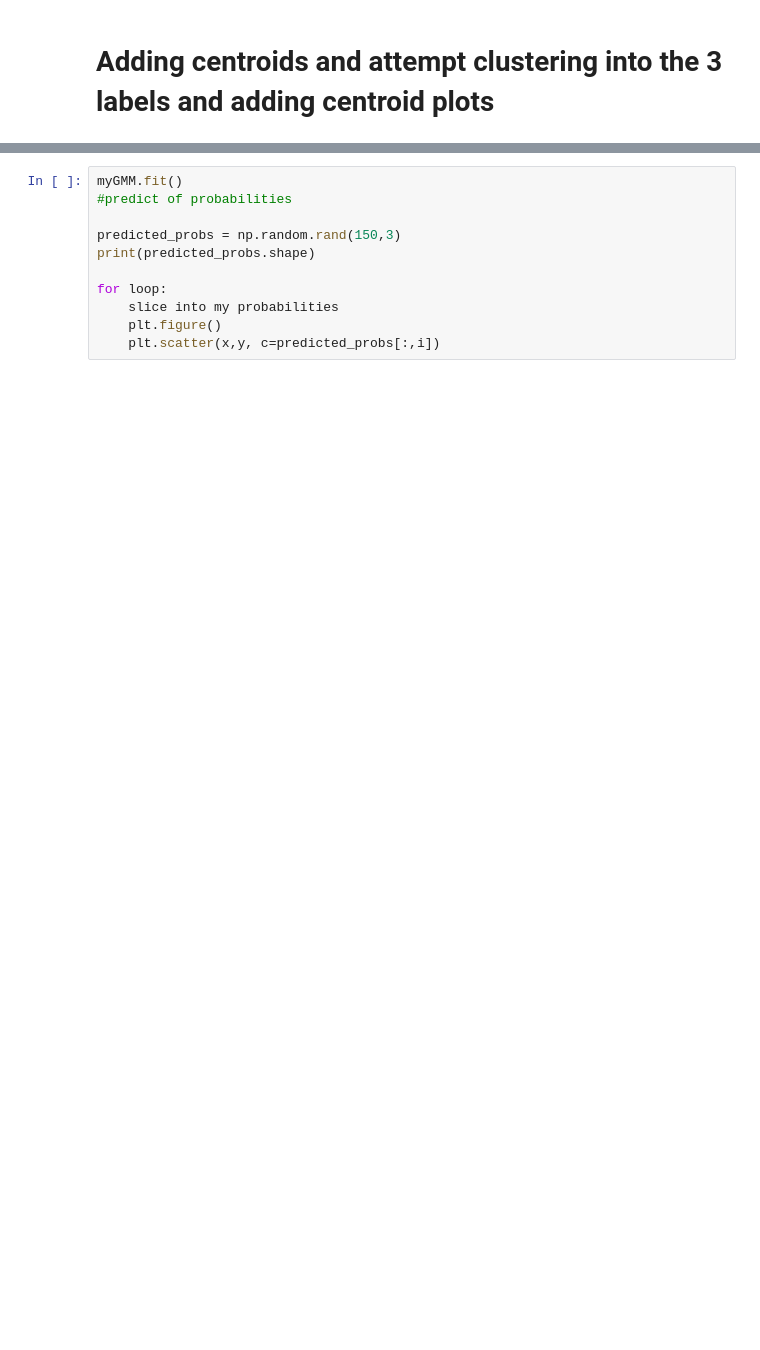
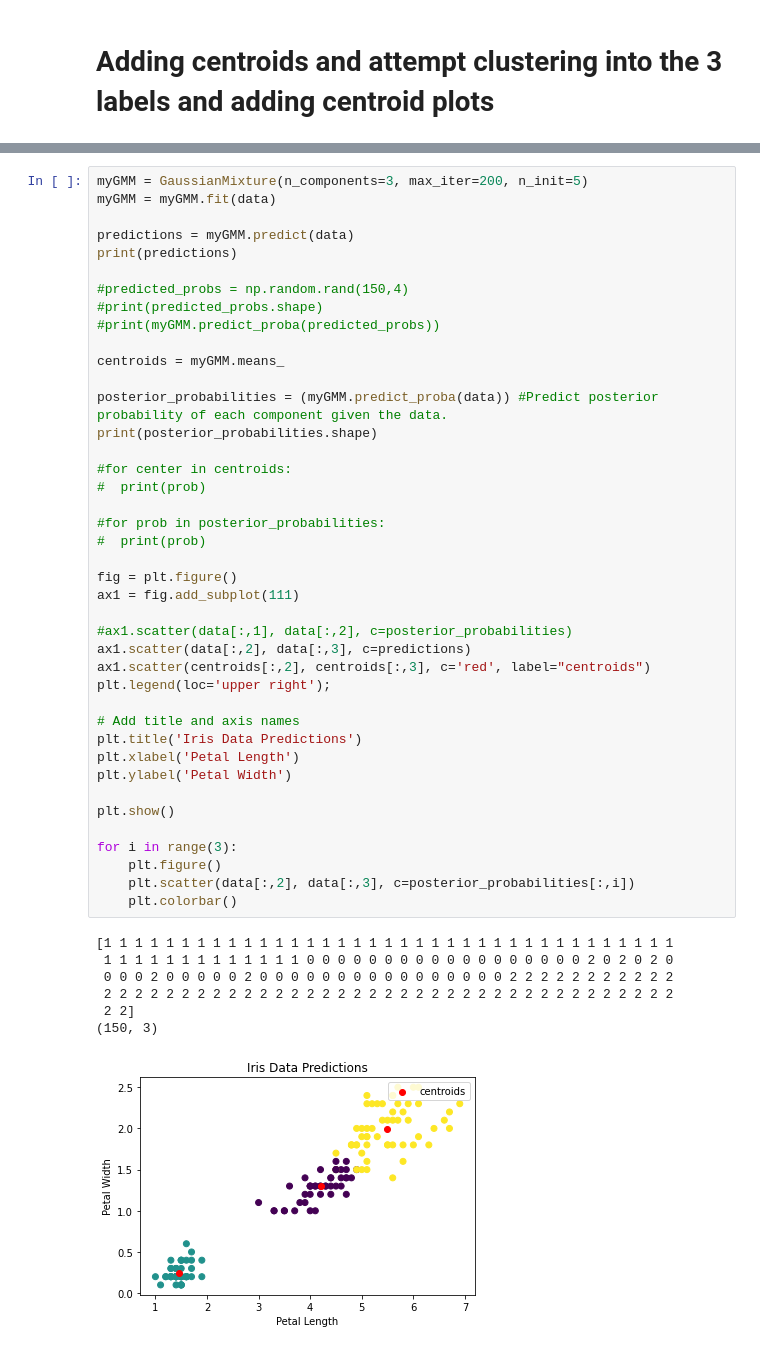
Before and after one commit to plasticglasses/BDML-Introduction, a Jupyter notebook: Lab2/Clustering.ipynb, the cells around one changed output, grey strips where cells are left out. Drawn from its saved outputs; the diff is of its cells as text; blank space fills up the shorter version.

```diff
--- a/Lab2/Clustering.ipynb
+++ b/Lab2/Clustering.ipynb
@@ -117,11 +125,49 @@ plt.show()
 # %%
-myGMM.fit()
-#predict of probabilities
+myGMM = GaussianMixture(n_components=3, max_iter=200, n_init=5)
+myGMM = myGMM.fit(data)
 
-predicted_probs = np.random.rand(150,3)
-print(predicted_probs.shape)
+predictions = myGMM.predict(data)
+print(predictions)
 
-for loop:
-    slice into my probabilities
+#predicted_probs = np.random.rand(150,4)
+#print(predicted_probs.shape)
+#print(myGMM.predict_proba(predicted_probs))
+
+centroids = myGMM.means_
+
+posterior_probabilities = (myGMM.predict_proba(data)) #Predict posterior probability of each component given the data.
+print(posterior_probabilities.shape)
+
+#for center in centroids:
+#  print(prob)
+
+#for prob in posterior_probabilities:
+#  print(prob)
+
+fig = plt.figure()
+ax1 = fig.add_subplot(111)
+
+#ax1.scatter(data[:,1], data[:,2], c=posterior_probabilities)
+ax1.scatter(data[:,2], data[:,3], c=predictions)
+ax1.scatter(centroids[:,2], centroids[:,3], c='red', label="centroids")
+plt.legend(loc='upper right');
+
+# Add title and axis names
+plt.title('Iris Data Predictions')
+plt.xlabel('Petal Length')
+plt.ylabel('Petal Width')
+
+plt.show()
+
+for i in range(3):
     plt.figure()
-    plt.scatter(x,y, c=predicted_probs[:,i])
+    plt.scatter(data[:,2], data[:,3], c=posterior_probabilities[:,i])
+    plt.colorbar()
+# %% [output]
+[1 1 1 1 1 1 1 1 1 1 1 1 1 1 1 1 1 1 1 1 1 1 1 1 1 1 1 1 1 1 1 1 1 1 1 1 1
+ 1 1 1 1 1 1 1 1 1 1 1 1 1 0 0 0 0 0 0 0 0 0 0 0 0 0 0 0 0 0 0 2 0 2 0 2 0
+ 0 0 0 2 0 0 0 0 0 2 0 0 0 0 0 0 0 0 0 0 0 0 0 0 0 0 2 2 2 2 2 2 2 2 2 2 2
+ 2 2 2 2 2 2 2 2 2 2 2 2 2 2 2 2 2 2 2 2 2 2 2 2 2 2 2 2 2 2 2 2 2 2 2 2 2
+ 2 2]
+(150, 3)
+[figure, added]
```
Also changed, not shown: parts of 11 cells of this notebook.
